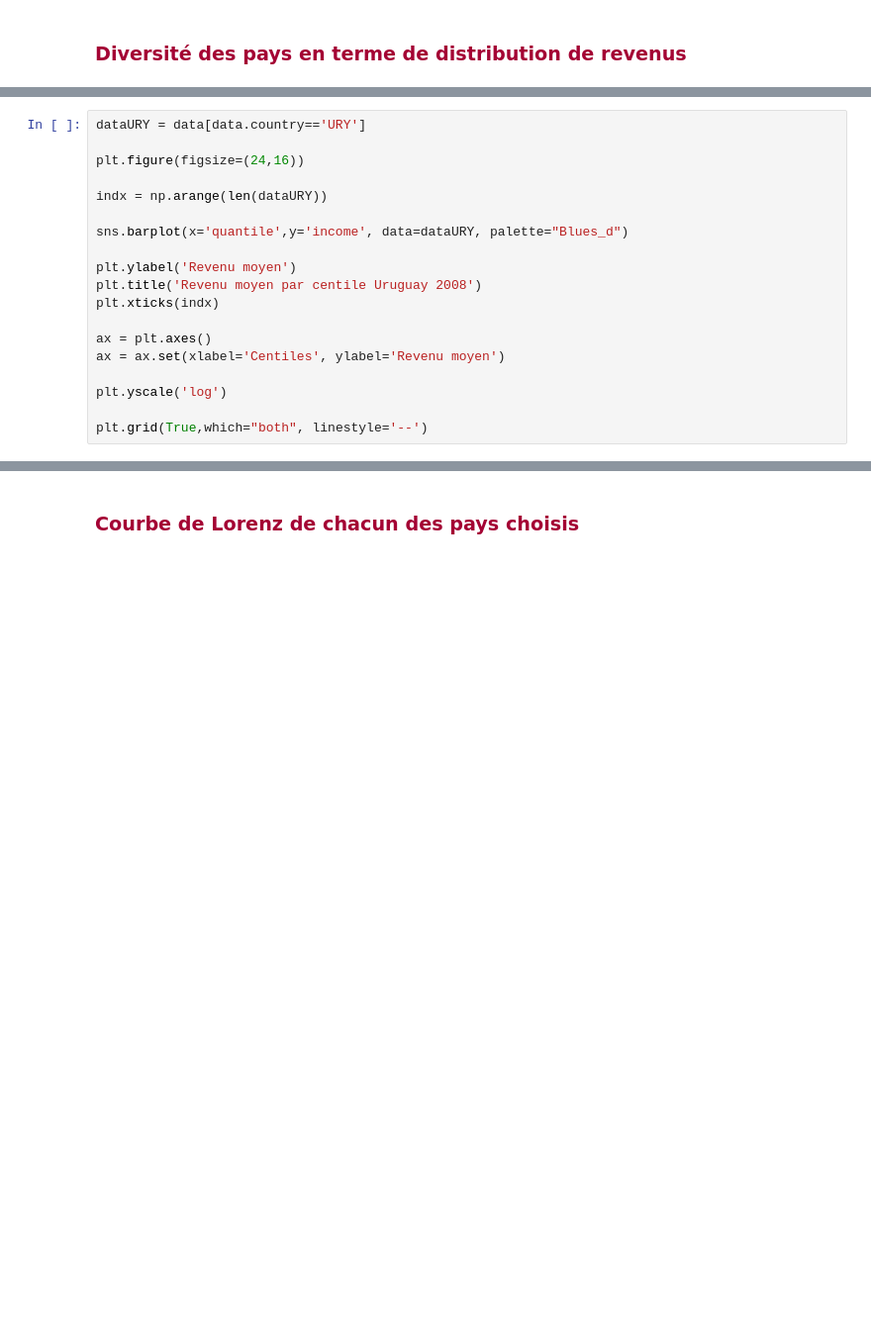
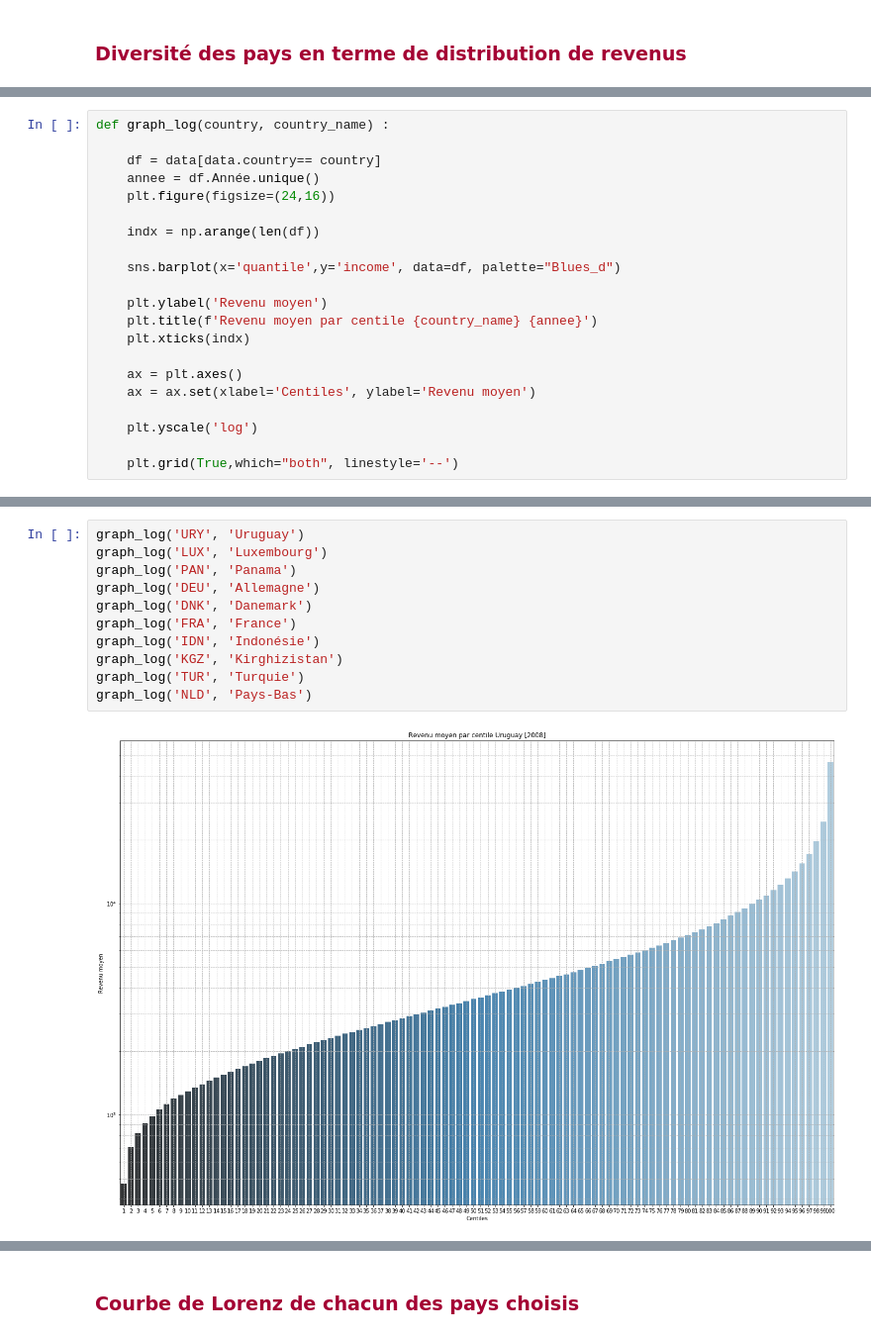
Before and after one commit to MattSioll/DataAnalyst, a Jupyter notebook: Projet 7/P7_01_Code.ipynb, the cells around one changed output, grey strips where cells are left out. Shown at 99% size. Saved outputs shown, nothing was run; the diff lists cells and outputs as text; blank space fills up the shorter version.

```diff
--- a/Projet 7/P7_01_Code.ipynb
+++ b/Projet 7/P7_01_Code.ipynb
@@ -149,19 +190,21 @@ https://www.youtube.com/watch?v=380mR310fA0
 # %%
-dataURY = data[data.country=='URY']
+def graph_log(country, country_name) :
 
-plt.figure(figsize=(24,16))
+    df = data[data.country== country]
+    annee = df.Année.unique()
+    plt.figure(figsize=(24,16))
 
-indx = np.arange(len(dataURY))
+    indx = np.arange(len(df))
 
-sns.barplot(x='quantile',y='income', data=dataURY, palette="Blues_d")
+    sns.barplot(x='quantile',y='income', data=df, palette="Blues_d")
 
-plt.ylabel('Revenu moyen')
-plt.title('Revenu moyen par centile Uruguay 2008')
-plt.xticks(indx)
+    plt.ylabel('Revenu moyen')
+    plt.title(f'Revenu moyen par centile {country_name} {annee}')
+    plt.xticks(indx)
 
-ax = plt.axes()
-ax = ax.set(xlabel='Centiles', ylabel='Revenu moyen')
+    ax = plt.axes()
+    ax = ax.set(xlabel='Centiles', ylabel='Revenu moyen')
 
-plt.yscale('log')
+    plt.yscale('log')
 
-plt.grid(True,which="both", linestyle='--')
+    plt.grid(True,which="both", linestyle='--')
@@ -373,0 +211,13 @@ NameError: name 'indx' is not defined
+# %%
+graph_log('URY', 'Uruguay')
+graph_log('LUX', 'Luxembourg')
+graph_log('PAN', 'Panama')
+graph_log('DEU', 'Allemagne')
+graph_log('DNK', 'Danemark')
+graph_log('FRA', 'France')
+graph_log('IDN', 'Indonésie')
+graph_log('KGZ', 'Kirghizistan')
+graph_log('TUR', 'Turquie')
+graph_log('NLD', 'Pays-Bas')
+# %% [output]
+[figure, added]
```
Also changed, not shown: parts of 101 cells of this notebook.
